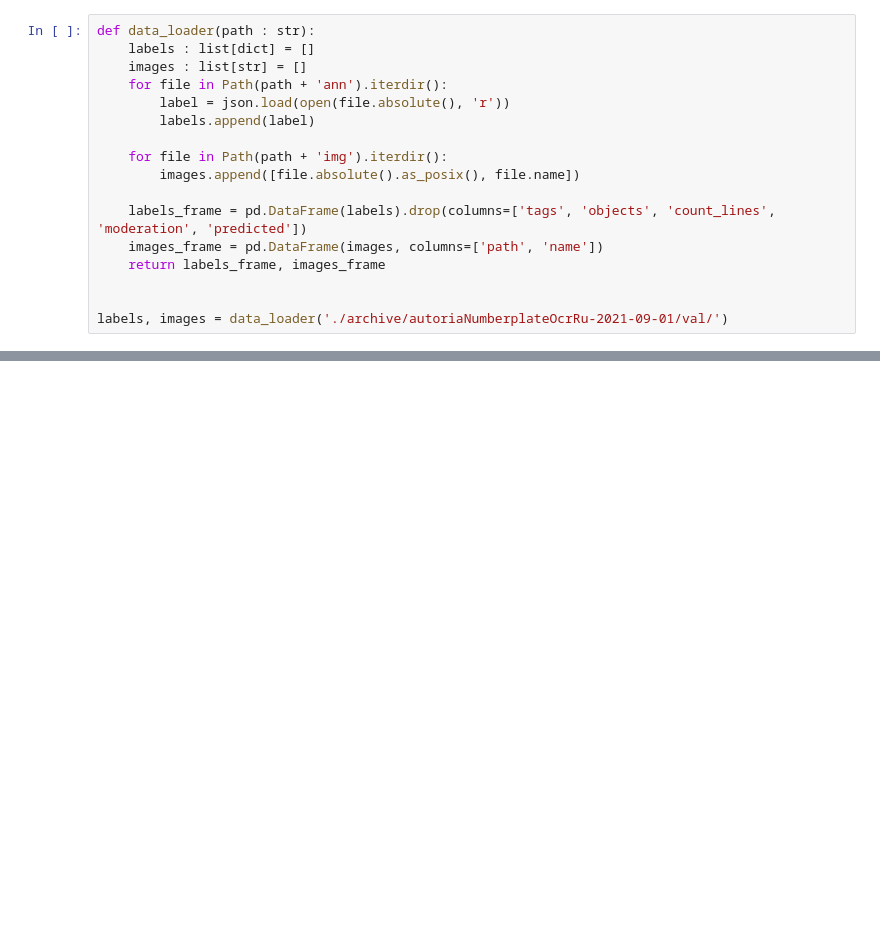
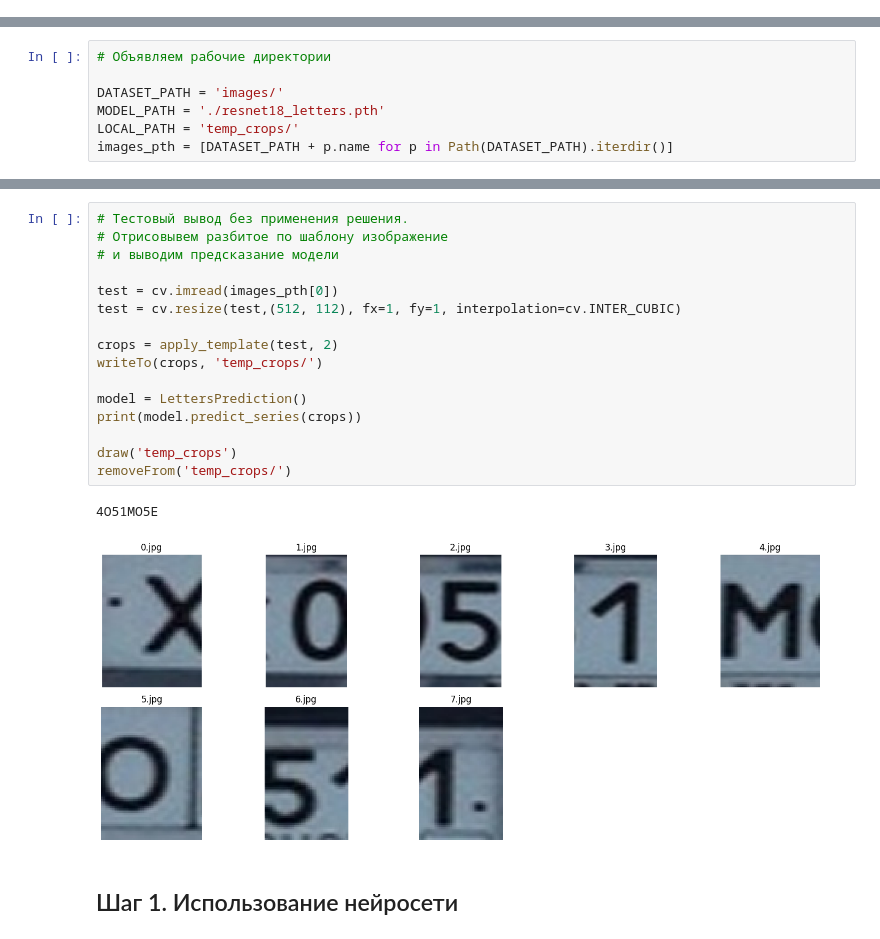
Before and after one commit to EgorYankovsky/Hackaton-Grozny-July-2024, a Jupyter notebook: pipeline.ipynb, the cells around one changed output, grey strips where cells are left out. Cells and saved outputs as stored; diff of their text form; blank space fills up the shorter version.

```diff
--- a/pipeline.ipynb
+++ b/pipeline.ipynb
@@ -168,17 +0,0 @@ removeFrom('temp_crops/')
-# %%
-def data_loader(path : str):
-    labels : list[dict] = []
-    images : list[str] = []
-    for file in Path(path + 'ann').iterdir():
-        label = json.load(open(file.absolute(), 'r'))
-        labels.append(label)
-
-    for file in Path(path + 'img').iterdir():
-        images.append([file.absolute().as_posix(), file.name])
-
-    labels_frame = pd.DataFrame(labels).drop(columns=['tags', 'objects', 'count_lines', 'moderation', 'predicted'])
-    images_frame = pd.DataFrame(images, columns=['path', 'name'])
-    return labels_frame, images_frame
-
-
-labels, images = data_loader('./archive/autoriaNumberplateOcrRu-2021-09-01/val/')
@@ -353,0 +27,7 @@ df
+# %%
+# Объявляем рабочие директории
+
+DATASET_PATH = 'images/'
+MODEL_PATH = './resnet18_letters.pth'
+LOCAL_PATH = 'temp_crops/'
+images_pth = [DATASET_PATH + p.name for p in Path(DATASET_PATH).iterdir()]
@@ -353,0 +101,21 @@ df
+# %%
+# Тестовый вывод без применения решения.
+# Отрисовывем разбитое по шаблону изображение
+# и выводим предсказание модели
+
+test = cv.imread(images_pth[0])
+test = cv.resize(test,(512, 112), fx=1, fy=1, interpolation=cv.INTER_CUBIC)
+
+crops = apply_template(test, 2)
+writeTo(crops, 'temp_crops/')
+
+model = LettersPrediction()
+print(model.predict_series(crops))
+
+draw('temp_crops')
+removeFrom('temp_crops/')
+# %% [output]
+4O51MO5E
+[figure, added]
+# %% [markdown]
+## Шаг 1. Использование нейросети
```
Also changed, not shown: parts of 54 cells of this notebook, 14 other files.
